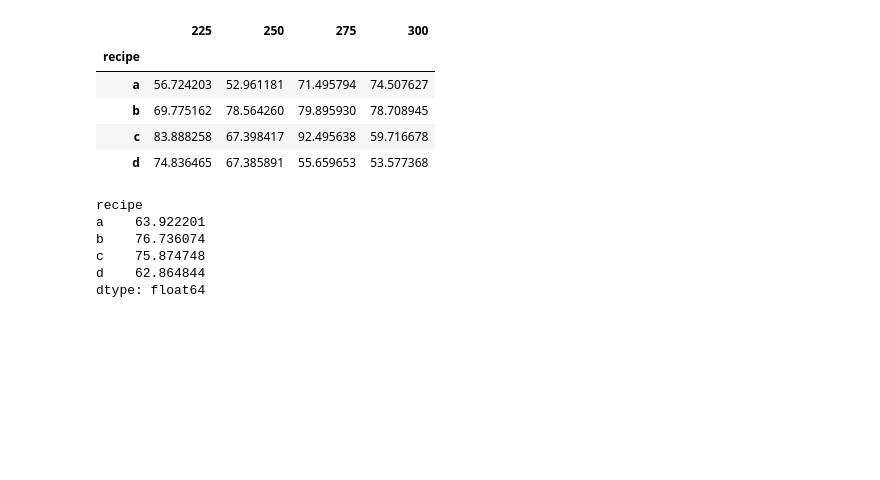
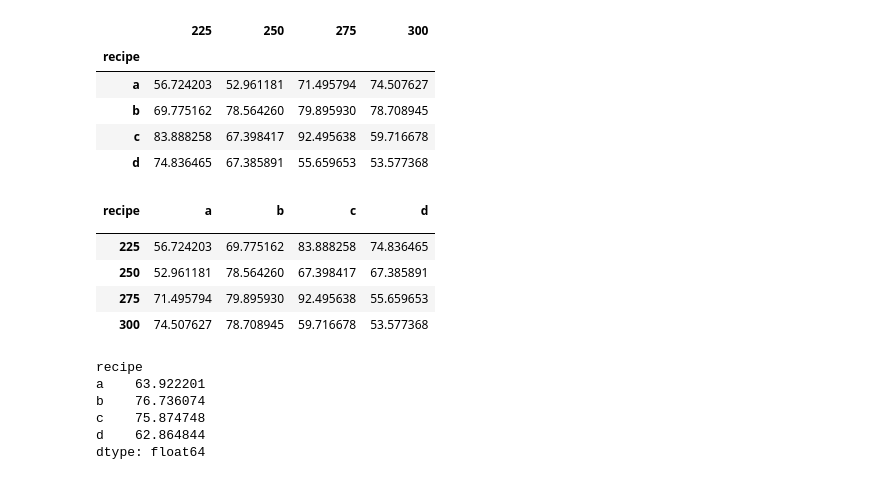
Before and after one commit to Tyler-Applegate/classification-exercises, a Jupyter notebook: tidy_data.ipynb, the cells around one changed output. Drawn from its saved outputs; the diff is of its cells as text; code cells hidden in the pictures; blank space fills up the shorter version.

```diff
--- a/tidy_data.ipynb
+++ b/tidy_data.ipynb
@@ -264,6 +264,15 @@ scores
 | b | 69.775162 | 78.564260 | 79.895930 | 78.708945 |
 | c | 83.888258 | 67.398417 | 92.495638 | 59.716678 |
 | d | 74.836465 | 67.385891 | 55.659653 | 53.577368 |
+# %%
+scores.T
+# %% [output]
+| recipe | a | b | c | d |
+|  |  |  |  |  |
+| 225 | 56.724203 | 69.775162 | 83.888258 | 74.836465 |
+| 250 | 52.961181 | 78.564260 | 67.398417 | 67.385891 |
+| 275 | 71.495794 | 79.895930 | 92.495638 | 55.659653 |
+| 300 | 74.507627 | 78.708945 | 59.716678 | 53.577368 |
 # %%
 # B makes the Best cakes
 scores.T.mean()
```
Also changed, not shown: parts of 1 cell of this notebook.
